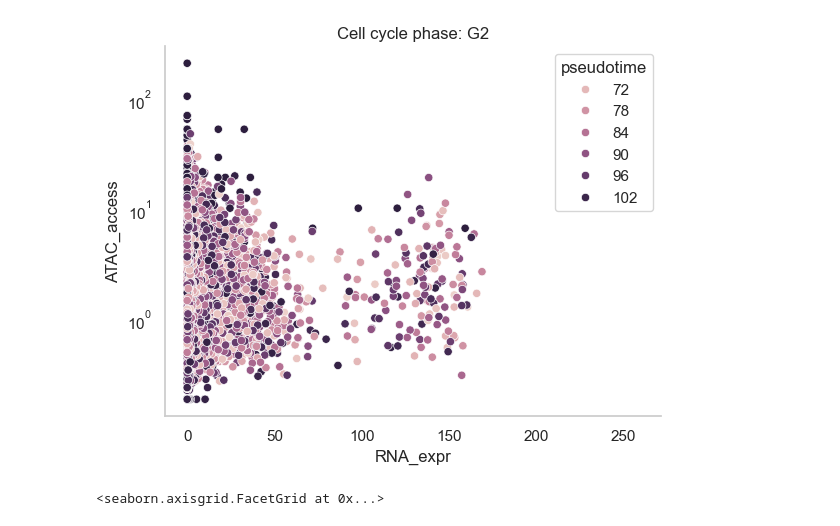
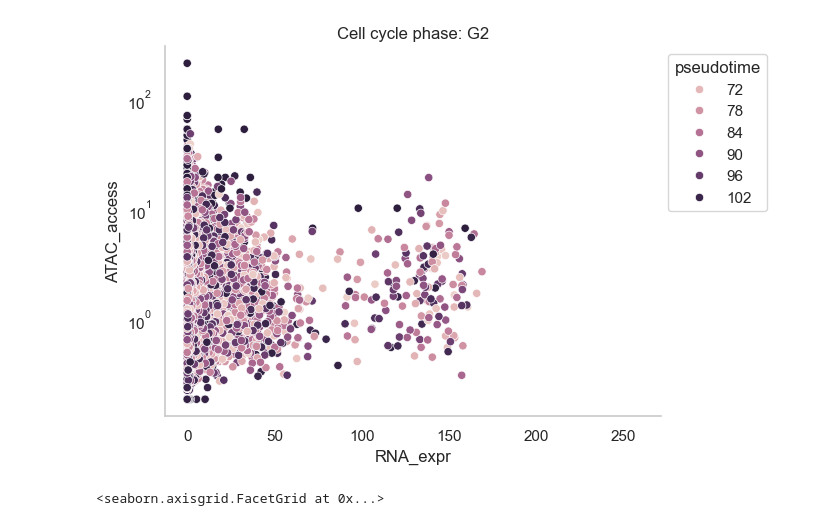
Before and after one commit to SFGLab/Team8_PhaseSpecific_Chromatin_Changes, a Jupyter notebook: viz_Att_RNAseq_combined.ipynb, the cells around one changed output. Saved outputs shown, nothing was run; the diff lists cells and outputs as text; code cells hidden in the pictures.

```diff
--- a/viz_Att_RNAseq_combined.ipynb
+++ b/viz_Att_RNAseq_combined.ipynb
@@ -75,24 +76,25 @@ plt.savefig('Figs/ATTvsEXP_S.png',
 # %%
 fig, ax = plt.subplots()
 
 g = sns.scatterplot(
     data=full_cell_data_G2,
     x='RNA_expr',
     y='ATAC_access',
     hue='pseudotime',
     ax=ax,
 )
 
 # ax.set_xlim(-1,275)
 # ax.set_ylim(-1,250)
 ax.set_title('Cell cycle phase: G2')
 ax.set_yscale('log')
+sns.move_legend(ax, "upper left", bbox_to_anchor=(1, 1))
 
 sns.despine()
 plt.savefig('Figs/ATTvsEXP_G2.png',
             bbox_inches='tight')
 # %% [output]
-[figure, old version]
+[figure, new version]
 # %%
 # p = plt.figure(20,10)
 
```
Also changed, not shown: parts of 2 cells of this notebook, 3 other files.
